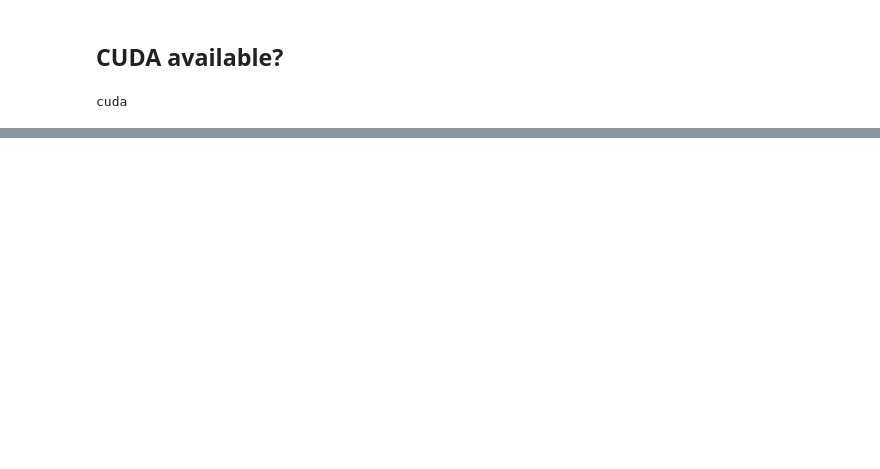
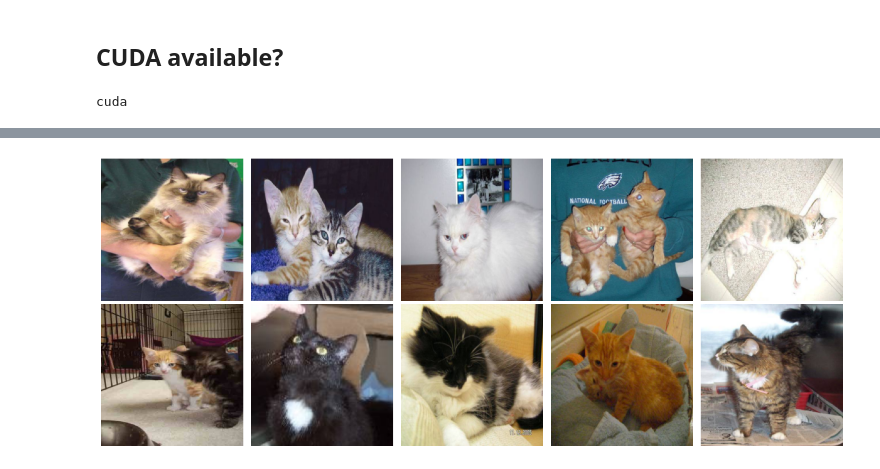
Before and after one commit to henrikdchristensen/SDU-DeepLearning-project1, a Jupyter notebook: notebook.ipynb, the cells around one changed output, grey strips where cells are left out. Drawn from its saved outputs; the diff is of its cells as text; code cells hidden in the pictures; blank space fills up the shorter version.

```diff
--- a/notebook.ipynb
+++ b/notebook.ipynb
@@ -90,6 +14,0 @@ cuda
-# %%
-transform = transforms.ToTensor()
-train_dataset = datasets.MNIST(root='./data', train=True, download=True, transform=transform)
-test_dataset = datasets.MNIST(root='./data', train=False, download=True, transform=transform)
-train_loader = torch.utils.data.DataLoader(dataset=train_dataset, batch_size=64, shuffle=True) # we take only 64 images at a time because of the amount of ROM available. Typically we take a power of 2.
-test_loader = torch.utils.data.DataLoader(dataset=test_dataset, batch_size=64, shuffle=False)
@@ -139,6 +14,0 @@ import torch.nn.functional as F
-# %%
-transform = transforms.Compose([transforms.ToTensor(), transforms.Normalize((0.5,), (0.5,))])
-train_dataset = datasets.MNIST(root='./data', train=True, download=True, transform=transform)
-test_dataset = datasets.MNIST(root='./data', train=False, download=True, transform=transform)
-train_loader = DataLoader(train_dataset, batch_size=64, shuffle=True)
-test_loader = DataLoader(test_dataset, batch_size=1000, shuffle=False)
@@ -447,0 +93,39 @@ plot_handler(mom_results, mom_configs)
+# %%
+import matplotlib.pyplot as plt
+import numpy as np
+import torch
+import random
+
+# Function to display images in a grid (5 images per row, without labels)
+def show_images(images, images_per_row=5):
+    num_images = len(images)
+    num_rows = (num_images + images_per_row - 1) // images_per_row  # Calculate rows needed
+    fig, axes = plt.subplots(num_rows, images_per_row, figsize=(15, 6))
+    axes = axes.flatten()
+
+    for i, ax in enumerate(axes[:num_images]):
+        img = np.transpose(images[i].numpy(), (1, 2, 0))  # Convert Tensor to numpy array
+        img = np.clip(img, 0, 1)  # Ensure values are within [0, 1] for display
+        ax.imshow(img)
+        ax.axis('off')  # Remove axis/labels
+
+    plt.tight_layout()
+    plt.show()
+
+# Fetch a single batch
+train_loader, _, _ = get_data_loaders("data/train", "data/validation", "data/test")
+class_names = train_loader.dataset.classes  # ['cats', 'dogs']
+cat_label = class_names.index('cats')  # Get the index for "cats" class
+
+# Get a batch and filter only cat images
+dataiter = iter(train_loader)
+images, labels = next(dataiter)
+cat_images = [images[i] for i in range(len(labels)) if labels[i].item() == cat_label]
+
+# Take a random sample of 10 cat images
+cat_images_sample = torch.stack(random.sample(cat_images, 10))
+
+# Display the random sample of cat images
+show_images(cat_images_sample)
+# %% [output]
+[figure, added]
```
Also changed, not shown: parts of 59 cells of this notebook, 6 other files.
